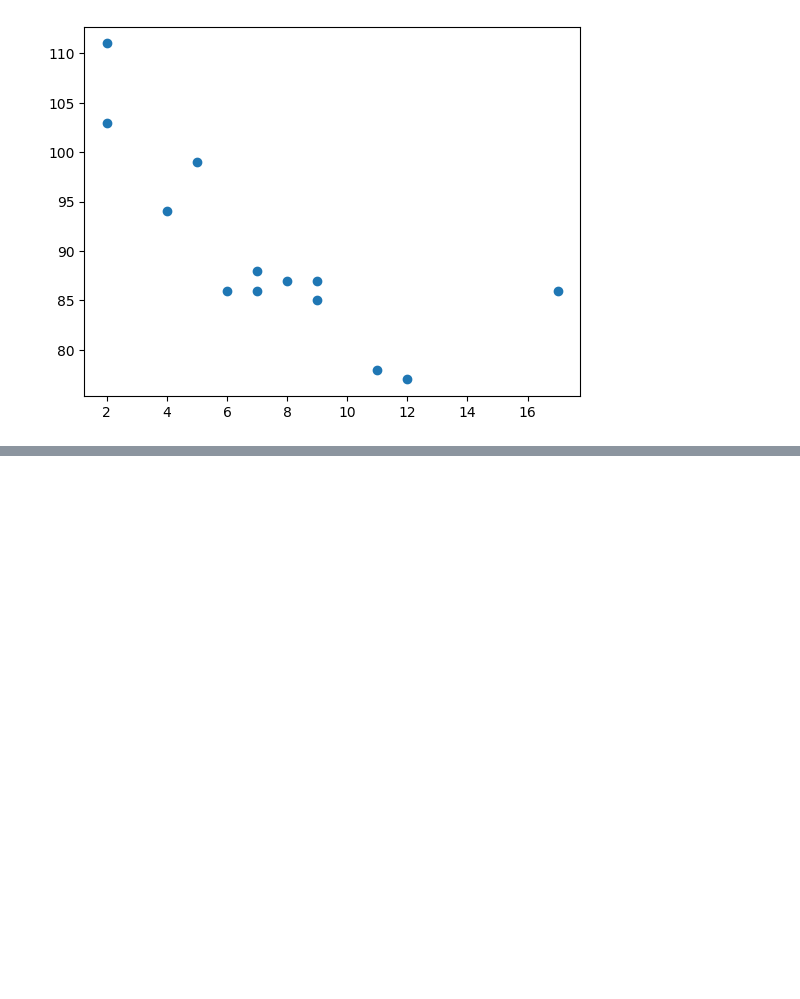
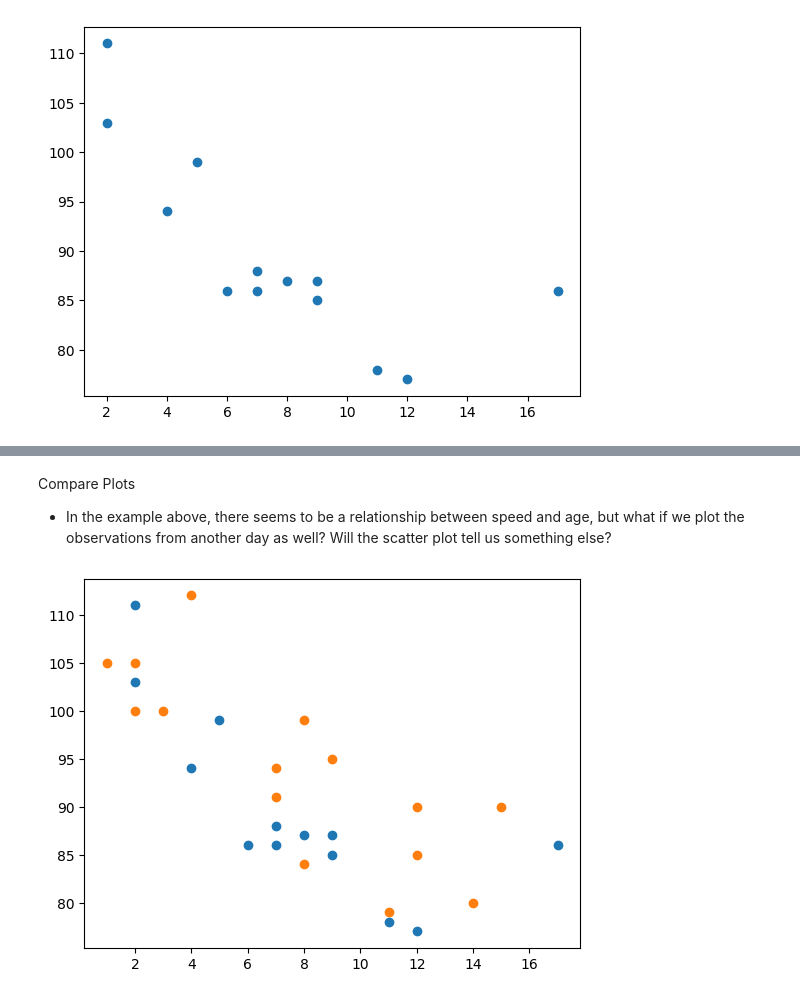
Before and after one commit to funkacer/W3Schools_2024, a Jupyter notebook: Python/M01_04_scatter.ipynb, the cells around one changed output, grey strips where cells are left out. Drawn from its saved outputs; the diff is of its cells as text; code cells hidden in the pictures; blank space fills up the shorter version.

```diff
--- a/Python/M01_04_scatter.ipynb
+++ b/Python/M01_04_scatter.ipynb
@@ -14,0 +21,18 @@ plt.show()
+# %% [markdown]
+Compare Plots
+- In the example above, there seems to be a relationship between speed and age, but what if we plot the observations from another day as well? Will the scatter plot tell us something else?
+# %%
+# Draw two plots on the same figure:
+import matplotlib.pyplot as plt
+import numpy as np
+#day one, the age and speed of 13 cars:
+x = np.array([5,7,8,7,2,17,2,9,4,11,12,9,6])
+y = np.array([99,86,87,88,111,86,103,87,94,78,77,85,86])
+plt.scatter(x, y)
+#day two, the age and speed of 15 cars:
+x = np.array([2,2,8,1,15,8,12,9,7,3,11,4,7,14,12])
+y = np.array([100,105,84,105,90,99,90,95,94,100,79,112,91,80,85])
+plt.scatter(x, y)
+plt.show()
+# %% [output]
+[figure, added]
```
Also changed, not shown: parts of 19 cells of this notebook, 3 other files.
